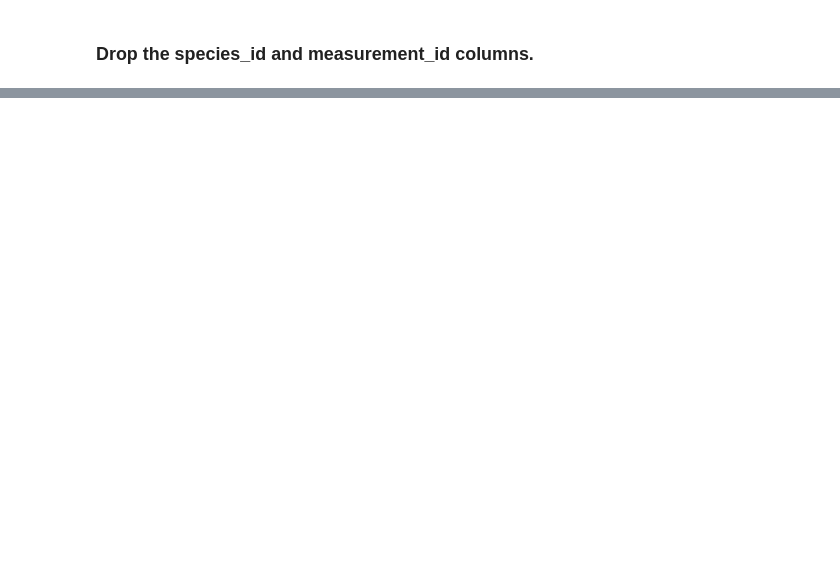
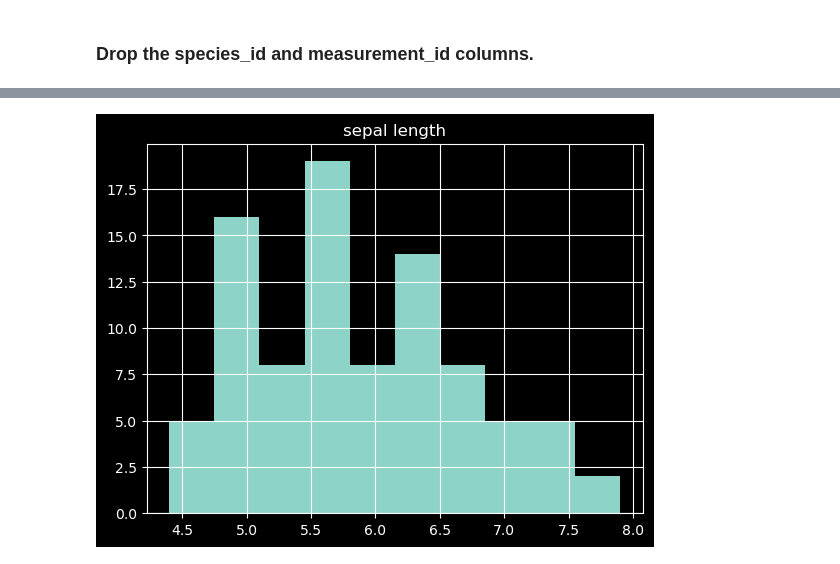
Before and after one commit to Ramiro-Lopez/classification-repo, a Jupyter notebook: classification_exercises.ipynb, the cells around one changed output, grey strips where cells are left out. Cells and saved outputs as stored; diff of their text form; code cells hidden in the pictures; blank space fills up the shorter version.

```diff
--- a/classification_exercises.ipynb
+++ b/classification_exercises.ipynb
@@ -189,0 +939,6 @@ iris_db = acquire_iris()
+# %%
+train, test = train_test_split(prep_iris_data, #dataframe
+                random_state=123, #setting my random seed
+                test_size=0.20, #setting the size of my test df
+                stratify=prep_iris_data.species #stratifying on my target variable
+)
@@ -189,0 +966,7 @@ iris_db = acquire_iris()
+# %%
+#second split
+train, validate = train_test_split(train,
+                random_state=123,
+                 test_size=.25,
+                 stratify= train.species
+)
@@ -189,0 +998,12 @@ iris_db = acquire_iris()
+# %%
+def split_function(df: pd.DataFrame, target_varible: str) -> int:
+    train, test = train_test_split(df,
+                                   random_state=123,
+                                   test_size=.20,
+                                   stratify= df[target_varible])
+
+    train, validate = train_test_split(train,
+                                   random_state=123,
+                                   test_size=.25,
+                                   stratify= train[target_varible])
+    return train, validate, test
@@ -189,0 +1034,10 @@ iris_db = acquire_iris()
+# %%
+import acquire as ac
+import prepare as pr
+
+iris = ac.get_iris_data() # pulls data from SQL
+iris = pr.prep_iris(iris) # cleans the data and adds featurs I want
+train_iris, validate_iris, test_iris = split_function(iris, 'species') # splits the data into train test and validate
+print(f'train -> {train_iris.shape}')
+print(f'validate -> {validate_iris.shape}')
+print(f'test -> {test_iris.shape}')
@@ -189,0 +1054,6 @@ iris_db = acquire_iris()
+# %%
+train_iris.sepal_length.hist()
+plt.title('sepal length')
+plt.show()
+# %% [output]
+[figure, added]
```
Also changed, not shown: parts of 102 cells of this notebook.
